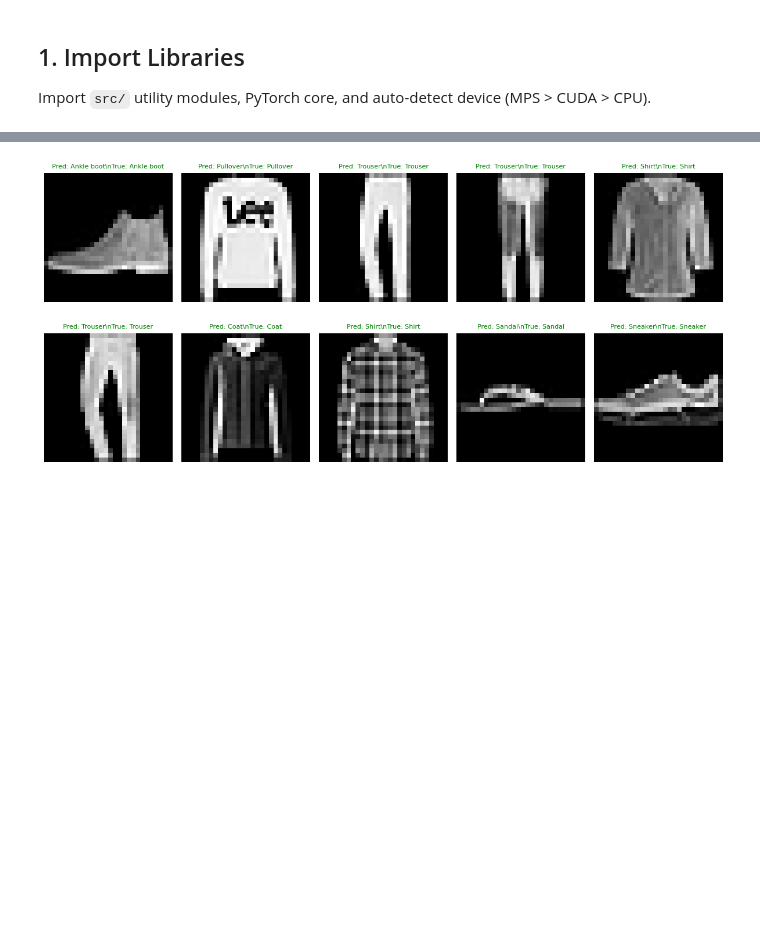
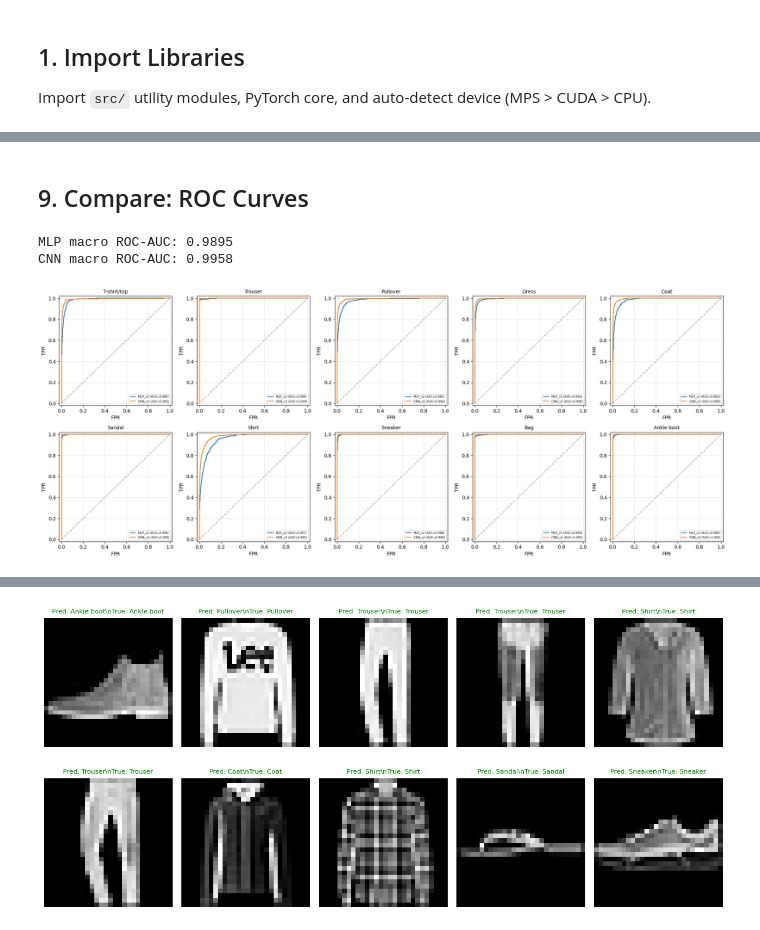
Before and after one commit to QuangManhAI/DeepLearning-Practice-1, a Jupyter notebook: notebooks/practice_1.ipynb, the cells around one changed output, grey strips where cells are left out. Saved outputs shown, nothing was run; the diff lists cells and outputs as text; code cells hidden in the pictures; blank space fills up the shorter version.

```diff
--- a/notebooks/practice_1.ipynb
+++ b/notebooks/practice_1.ipynb
@@ -264,0 +244,15 @@ Compare Accuracy, ROC-AUC, PR-AUC (macro), and parameter count side-by-side, plu
+# %% [markdown]
+## 9. Compare: ROC Curves
+# %%
+probas_mlp, labels = get_all_probas_and_labels(model_mlp, test_loader, device, 10)
+probas_cnn, _ = get_all_probas_and_labels(model_cnn, test_loader, device, 10)
+
+roc_mlp = compute_roc_auc_scores(probas_mlp, labels)
+roc_cnn = compute_roc_auc_scores(probas_cnn, labels)
+print(f'MLP macro ROC-AUC: {roc_mlp["macro"]:.4f}')
+print(f'CNN macro ROC-AUC: {roc_cnn["macro"]:.4f}')
+plot_roc_curves({'MLP_v2': probas_mlp, 'CNN_v2': probas_cnn}, labels, class_names)
+# %% [output]
+MLP macro ROC-AUC: 0.9895
+CNN macro ROC-AUC: 0.9958
+[figure, added]
```
Also changed, not shown: parts of 54 cells of this notebook, 18 other files.
